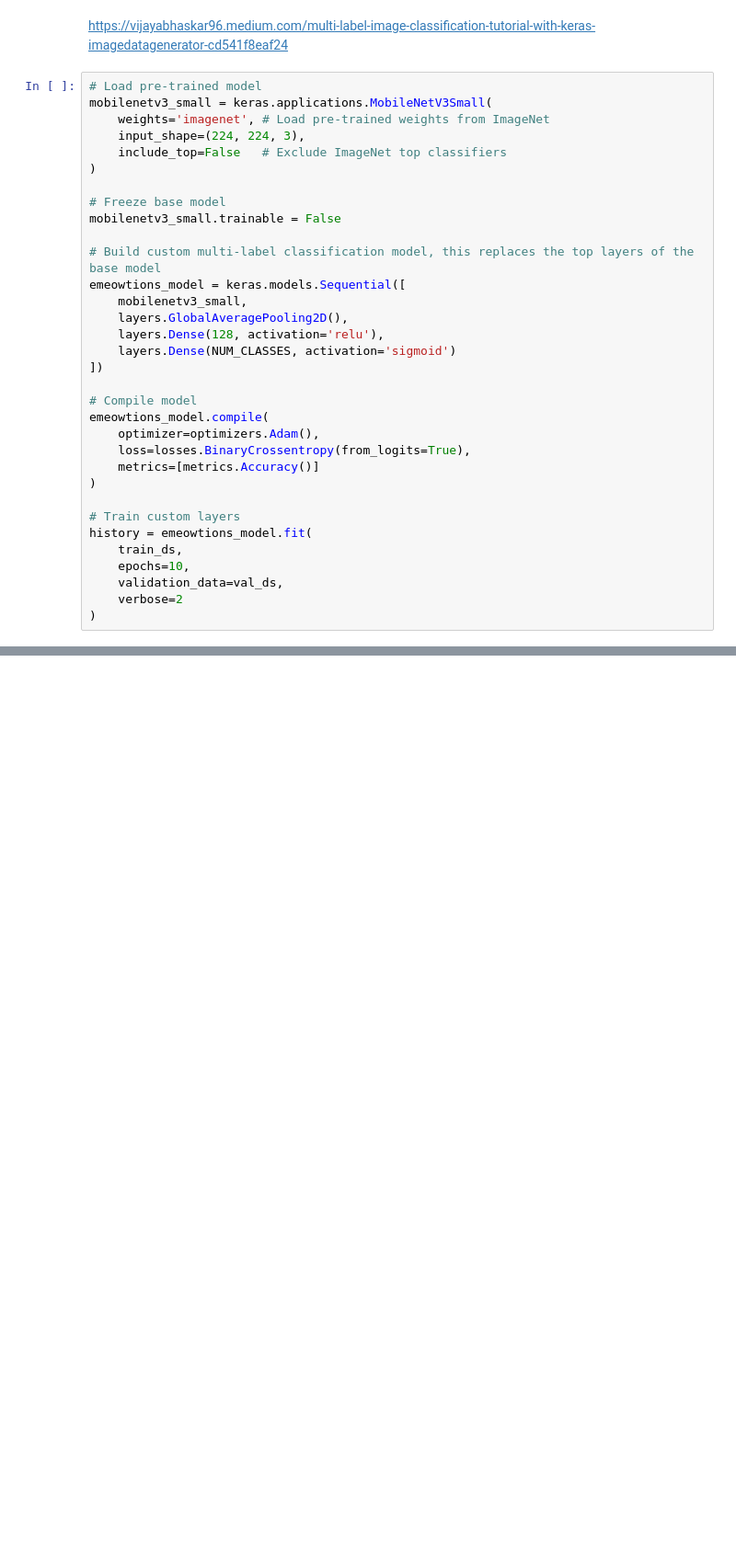
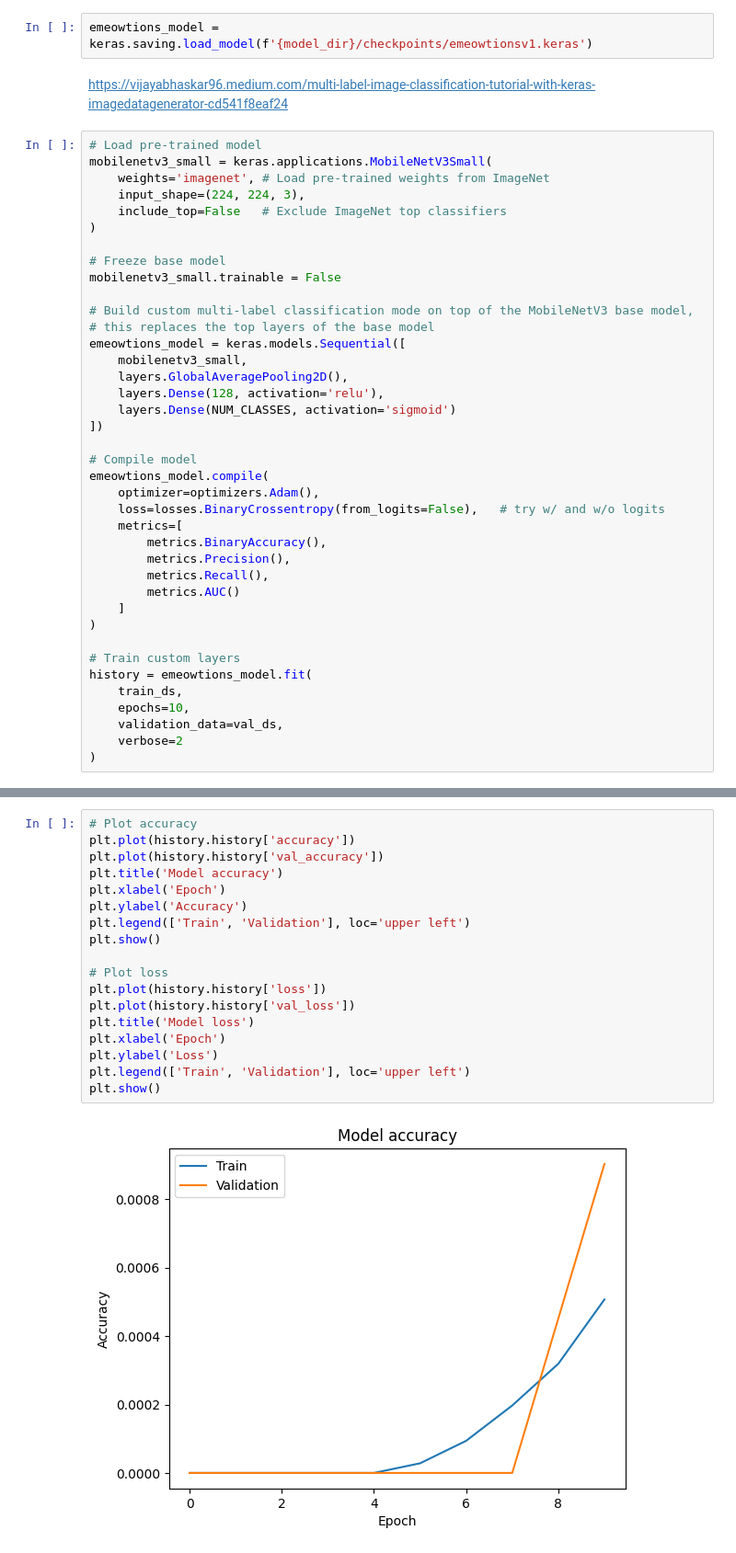
Before and after one commit to Vaneryn/emeowtions-ml, a Jupyter notebook: notebooks/train_mobilenet.ipynb, the cells around one changed output, grey strips where cells are left out. Shown: that part at 92% size. Drawn from its saved outputs; the diff is of its cells as text; blank space fills up the shorter version.

Commit message:
Update train and test metrics, add CMs and AUC-PR graphs

```diff
--- a/notebooks/train_mobilenet.ipynb
+++ b/notebooks/train_mobilenet.ipynb
@@ -83,3 +96,5 @@ Found 123 validated image filenames.
+# %%
+emeowtions_model = keras.saving.load_model(f'{model_dir}/checkpoints/emeowtionsv1.keras')
 # %% [markdown]
 https://vijayabhaskar96.medium.com/multi-label-image-classification-tutorial-with-keras-imagedatagenerator-cd541f8eaf24
 # %%
@@ -93,7 +108,8 @@ mobilenetv3_small = keras.applications.MobileNetV3Small(
 # Freeze base model
 mobilenetv3_small.trainable = False
 
-# Build custom multi-label classification model, this replaces the top layers of the base model
+# Build custom multi-label classification mode on top of the MobileNetV3 base model,
+# this replaces the top layers of the base model
 emeowtions_model = keras.models.Sequential([
     mobilenetv3_small,
     layers.GlobalAveragePooling2D(),
@@ -104,8 +120,13 @@ emeowtions_model = keras.models.Sequential([
 # Compile model
 emeowtions_model.compile(
     optimizer=optimizers.Adam(),
-    loss=losses.BinaryCrossentropy(from_logits=True),
-    metrics=[metrics.Accuracy()]
+    loss=losses.BinaryCrossentropy(from_logits=False),   # try w/ and w/o logits
+    metrics=[
+        metrics.BinaryAccuracy(),
+        metrics.Precision(),
+        metrics.Recall(),
+        metrics.AUC()
+    ]
 )
 
 # Train custom layers
@@ -122,0 +160,20 @@ KeyboardInterrupt:
+# %%
+# Plot accuracy
+plt.plot(history.history['accuracy'])
+plt.plot(history.history['val_accuracy'])
+plt.title('Model accuracy')
+plt.xlabel('Epoch')
+plt.ylabel('Accuracy')
+plt.legend(['Train', 'Validation'], loc='upper left')
+plt.show()
+
+# Plot loss
+plt.plot(history.history['loss'])
+plt.plot(history.history['val_loss'])
+plt.title('Model loss')
+plt.xlabel('Epoch')
+plt.ylabel('Loss')
+plt.legend(['Train', 'Validation'], loc='upper left')
+plt.show()
+# %% [output]
+[figure, added]
```
Also changed, not shown: parts of 19 cells of this notebook, 2 other files.
